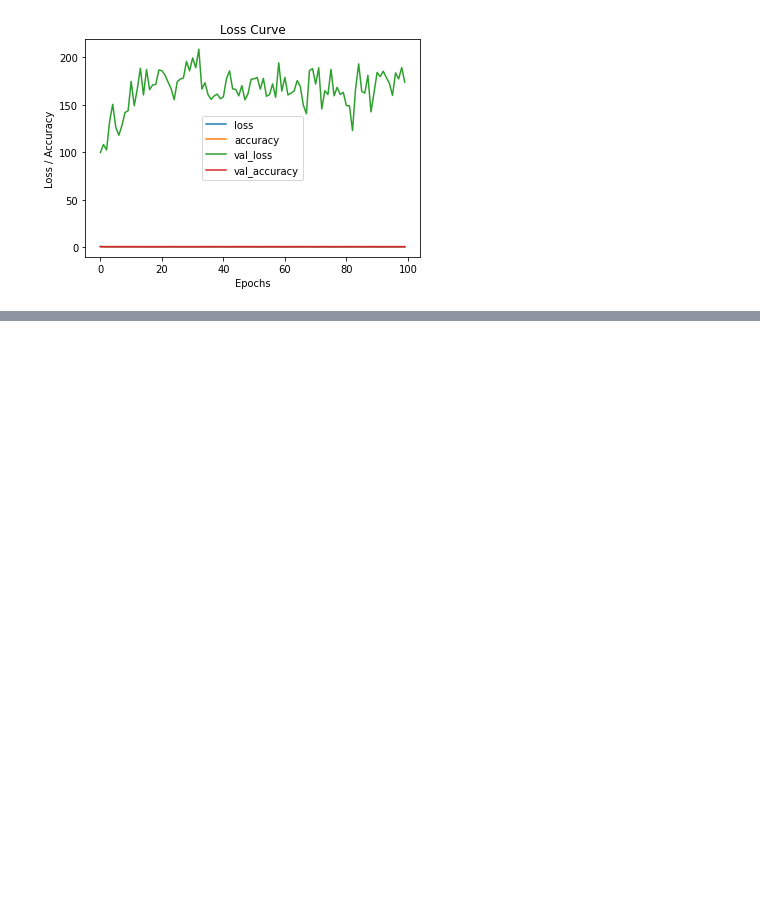
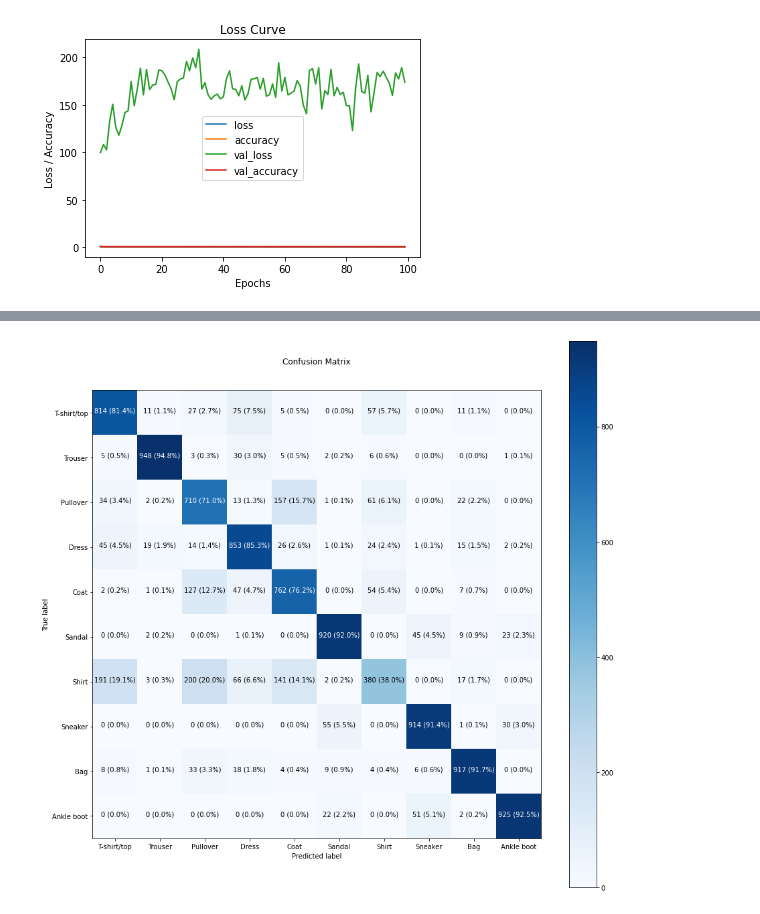
Before and after one commit to topguns837/Tensorflow-deeplearning, a Jupyter notebook: 02_neural_network_classification_with_tensorflow.ipynb, the cells around one changed output, grey strips where cells are left out. Drawn from its saved outputs; the diff is of its cells as text; code cells hidden in the pictures; blank space fills up the shorter version.

```diff
--- a/02_neural_network_classification_with_tensorflow.ipynb
+++ b/02_neural_network_classification_with_tensorflow.ipynb
@@ -1507,0 +1343,4 @@ plt.show()
+# %%
+y_probs = model_13.predict(test_data_norm)
+# Since activation function of our output layer is Softmax...
+# Our output values will be probaliblities
@@ -1507,0 +1407,10 @@ plt.show()
+# %%
+# Pretty confusion matrix
+
+make_confusion_matrix(y_true = test_labels,
+                      y_pred = y_preds,
+                      classes = class_names,
+                      figsize = (15,15),
+                      text_size = 10)
+# %% [output]
+[figure, added]
```
Also changed, not shown: parts of 79 cells of this notebook.
